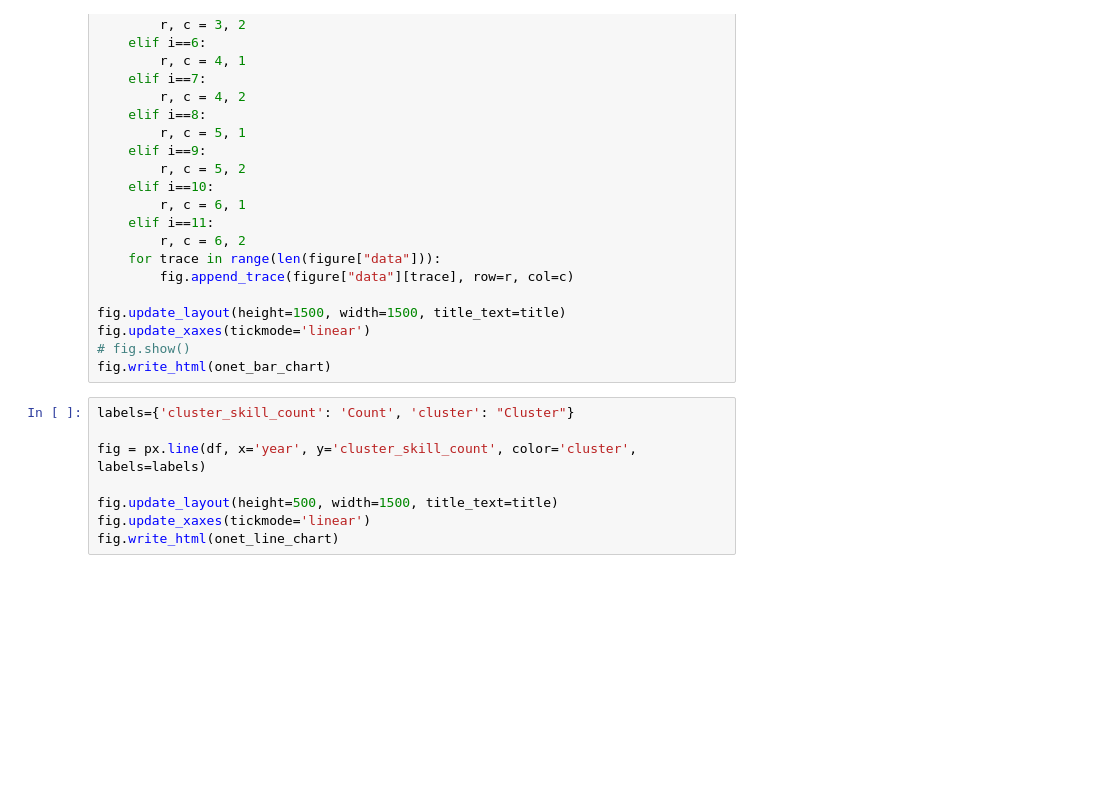
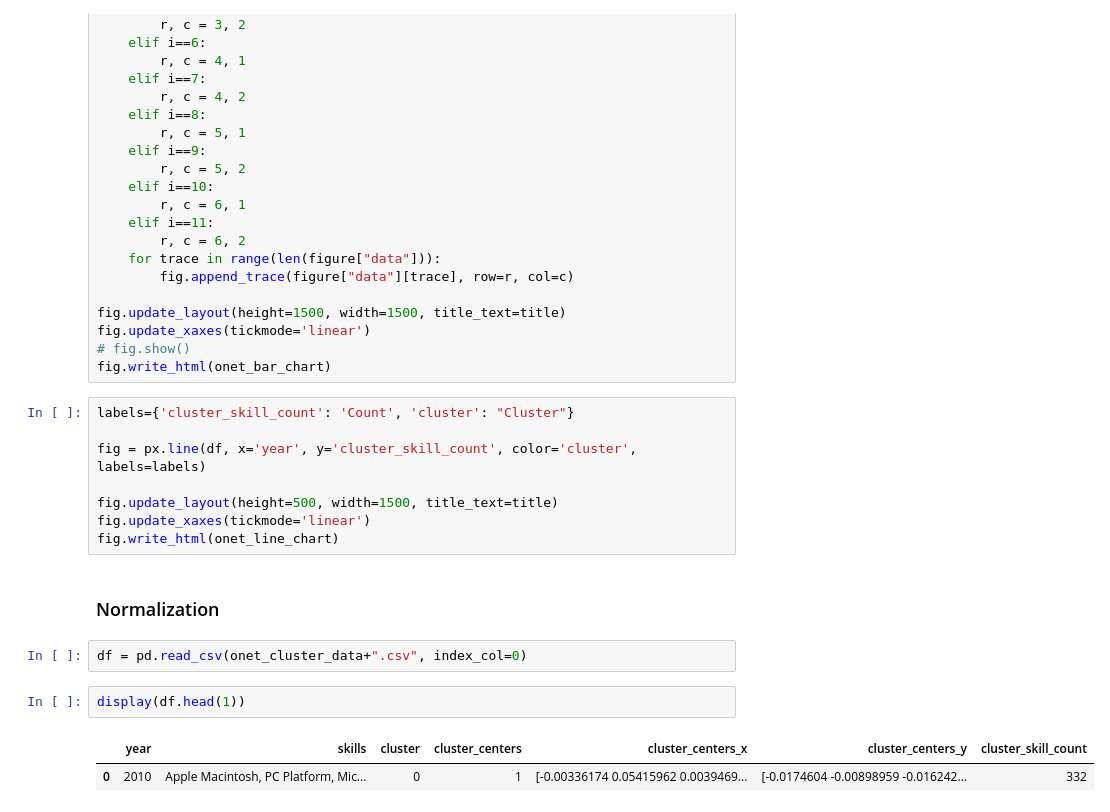
Before and after one commit to RutgersComLab/skill-analysis-media-domain, a Jupyter notebook: code/Skill Trend Analysis.ipynb, the cells around one changed output. Drawn from its saved outputs; the diff is of its cells as text; blank space fills up the shorter version.

```diff
--- a/code/Skill Trend Analysis.ipynb
+++ b/code/Skill Trend Analysis.ipynb
@@ -980,3 +1513,12 @@ fig = px.line(df, x='year', y='cluster_skill_count', color='cluster', labels=lab
 fig.update_layout(height=500, width=1500, title_text=title)
 fig.update_xaxes(tickmode='linear')
 fig.write_html(onet_line_chart)
+# %% [markdown]
+### Normalization
+# %%
+df = pd.read_csv(onet_cluster_data+".csv", index_col=0)
+# %%
+display(df.head(1))
+# %% [output]
+|  | year | skills | cluster | cluster_centers | cluster_centers_x | cluster_centers_y | cluster_skill_count |
+| 0 | 2010 | Apple Macintosh, PC Platform, Mic... | 0 | 1 | [-0.00336174 0.05415962 0.0039469... | [-0.0174604 -0.00898959 -0.016242... | 332 |
```
Also changed, not shown: parts of 56 cells of this notebook, 8 other files.
